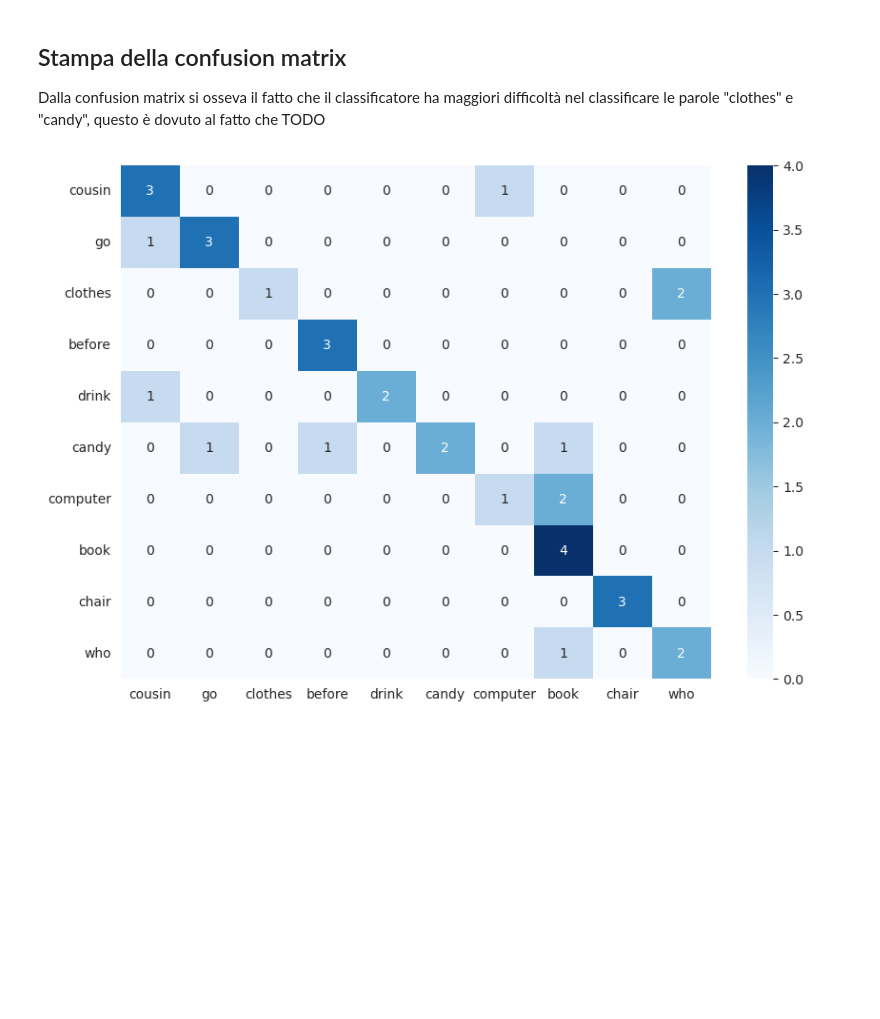
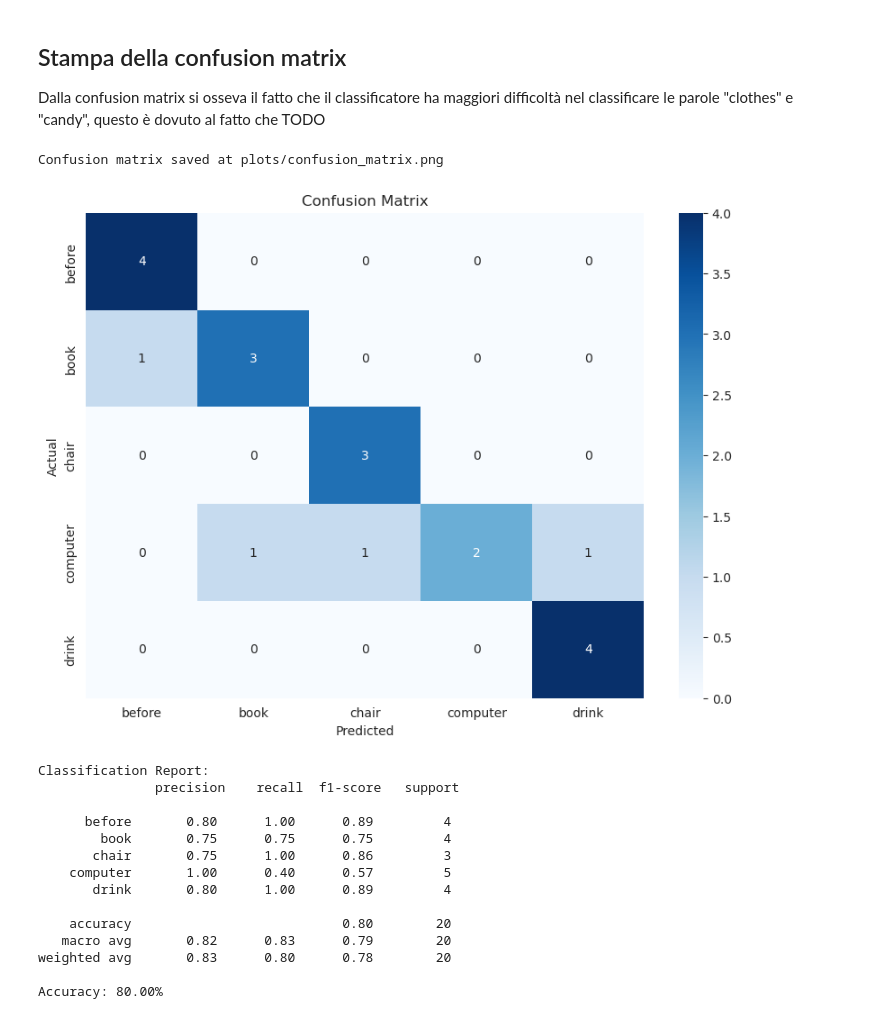
Before and after one commit to sceredi/VAR-wlals-recognition, a Jupyter notebook: wlasl_mediapipe.ipynb, the cells around one changed output. Cells and saved outputs as stored; diff of their text form; code cells hidden in the pictures; blank space fills up the shorter version.

Commit message:
feat: completed mediapipe dtw classification notebook code

```diff
--- a/wlasl_mediapipe.ipynb
+++ b/wlasl_mediapipe.ipynb
@@ -24,7 +25,7 @@ To enable the following instructions: AVX2 AVX512F AVX512_VNNI AVX512_BF16 FMA,
 # %%
 launcher = Launcher()
 data = launcher.load_data()
-glosses = launcher.load_glosses(filtered=False)[:10]
+glosses = launcher.load_glosses(filtered=False)[:5]
 # %% [markdown]
 ## Video di esempio
 Plot di due frame di due diversi video in cui viene mostrato come mediapipe estrae i keypoint relativi al volto e alla posa dei soggetti
@@ -123,18 +124,24 @@ Y_test = [result.video.gloss for result in results]
 ## Stampa della confusion matrix
 Dalla confusion matrix si osseva il fatto che il classificatore ha maggiori difficoltà nel classificare le parole "clothes" e "candy", questo è dovuto al fatto che TODO
 # %%
-# TODO: markdown sopra
-def plot_confusion_matrix(Y_test, Y_pred):
-    """Plot confusion matrix."""
-    cfm = confusion_matrix(Y_test, Y_pred)
-    df_cfm = pd.DataFrame(cfm, index=list(set(Y_test)), columns=list(set(Y_test)))
-
-    plt.figure(figsize=(10, 7))
-    cfm_plot = sns.heatmap(df_cfm, annot=True, cmap="Blues", fmt="d")
-    cfm_plot.figure.savefig("cfm/cfm.png")
-    plt.show()
-
-
-plot_confusion_matrix(Y_test, Y_pred)
+model_stats = ModelStatistics()
+model_stats.plot_confusion_matrix(Y_test, Y_pred)
+model_stats.print_classification_report(Y_test, Y_pred)
+model_stats.print_accuracy(Y_test, Y_pred)
 # %% [output]
+Confusion matrix saved at plots/confusion_matrix.png
-[figure, old version]
+[figure, new version]
+Classification Report:
+               precision    recall  f1-score   support
+
+      before       0.80      1.00      0.89         4
+        book       0.75      0.75      0.75         4
+       chair       0.75      1.00      0.86         3
+    computer       1.00      0.40      0.57         5
+       drink       0.80      1.00      0.89         4
+
+    accuracy                           0.80        20
+   macro avg       0.82      0.83      0.79        20
+weighted avg       0.83      0.80      0.78        20
+
+Accuracy: 80.00%
```
Also changed, not shown: parts of 6 cells of this notebook, 1 other file.
